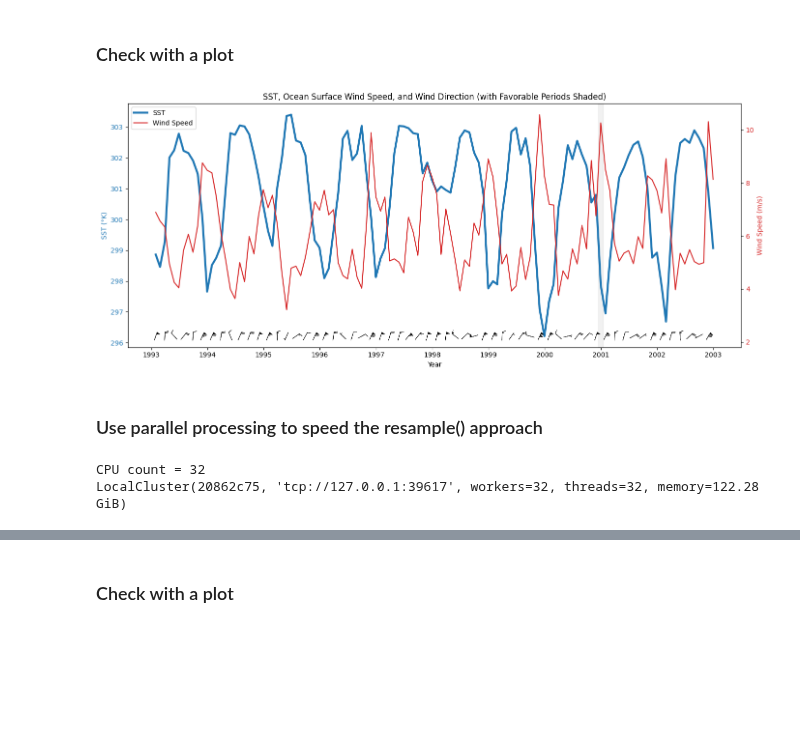
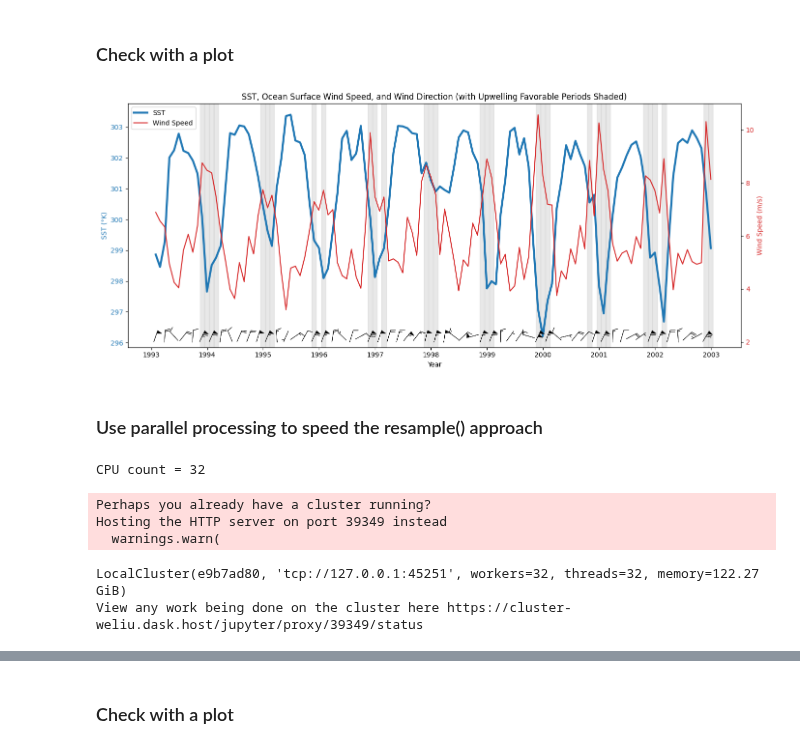
Before and after one commit to edshred2000/virtualizarr, a Jupyter notebook: GulfofTehuantepec_SST+Wind.ipynb, the cells around one changed output, grey strips where cells are left out. Drawn from its saved outputs; the diff is of its cells as text; code cells hidden in the pictures; blank space fills up the shorter version.

Commit message:
Add files via upload
Added wind barbs and shading for upwelling favorable periods.  Tested locally and EC2

```diff
--- a/GulfofTehuantepec_SST+Wind.ipynb
+++ b/GulfofTehuantepec_SST+Wind.ipynb
@@ -97,10 +104,7 @@ def opends_withref(ref, fs_data):
 ### OSTIA Daily Sea Surface Temperature (OSTIA-UKMO-L4-GLOB-REP-v2.0)
 # %%
 %%time
-
 # Open the OSTIA Reprocessed SST reference file (OSTIA-UKMO-L4-GLOB-REP-v2.0)
-#sst_ds = opends_withref('https://archive.podaac.earthdata.nasa.gov/podaac-ops-cumulus-docs/ghrsst/open/docs/OSTIA-UKMO-L4-GLOB-REP-v2.0_combined-ref.json', fs)
-sst_ds = opends_withref('https://archive.podaac.earthdata.nasa.gov/podaac-ops-cumulus-public/virtual_collections/OSTIA-UKMO-L4-GLOB-REP-v2.0/OSTIA-UKMO-L4-GLOB-REP-v2.0_virtual_https.json', fs)
-print(sst_ds)
-sst_ds
+vds_link = 'https://archive.podaac.earthdata.nasa.gov/podaac-ops-cumulus-public/virtual_collections/OSTIA-UKMO-L4-GLOB-REP-v2.0/OSTIA-UKMO-L4-GLOB-REP-v2.0_virtual_https.json'
+vds_mapper = get_vds_mapper(vds_link, in_cloud_region=False)
 # %% [output]
@@ -210,0 +113,9 @@ grid
+# %%
+%%time
+
+## No modification needed. Read as xarray dataset.
+sst_ds = xr.open_dataset(
+    vds_mapper, engine="zarr", chunks={},
+    backend_kwargs={"consolidated": False}
+)
+sst_ds
@@ -214,8 +218,12 @@ grid
 %%time
 
 # Open the CCMP Winds reference file (CCMP_WINDS_10M6HR_L4_V3.1)
-wind_ds = opends_withref('https://archive.podaac.earthdata.nasa.gov/podaac-ops-cumulus-public/virtual_collections/CCMP_WINDS_10M6HR_L4_V3.1/CCMP_WINDS_10M6HR_L4_V3.1_virtual_https.json', fs)
+vds_link = 'https://archive.podaac.earthdata.nasa.gov/podaac-ops-cumulus-public/virtual_collections/CCMP_WINDS_10M6HR_L4_V3.1/CCMP_WINDS_10M6HR_L4_V3.1_virtual_https.json'
+vds_mapper = get_vds_mapper(vds_link, in_cloud_region=False)
 
-print(wind_ds)
-#wind_ds
+wind_ds = xr.open_dataset(
+    vds_mapper, engine="zarr", chunks={},
+    backend_kwargs={"consolidated": False}
+)
+wind_ds
 # %% [output]
@@ -438,3 +523,7 @@ Wall time: 9min 30s
+# %%
+# Identify favorable wind direction times (0–120 degrees) and speeds of at least 7 m/s
+favorable_mask = (wind_dir_resample >= 0 ) & (wind_dir_resample <= 120) & (wind_speed_resample >= 7)
+favorable_times = wind_dir_resample.time[favorable_mask]
 # %% [markdown]
 ### Check with a plot
 # %%
@@ -454,39 +543,40 @@ ax2.set_ylabel('Wind Speed (m/s)', color=color)
 ax2.plot(wind_speed_resample['time'], wind_speed_resample, color=color, label='Wind Speed')
 ax2.tick_params(axis='y', labelcolor=color)
 
+
 # Add vertical shaded regions for favorable wind direction periods
 for ft in favorable_times.values:
     ax1.axvspan(ft - np.timedelta64(15, 'D'), ft + np.timedelta64(15, 'D'),
-                color='lightgray', alpha=0.3)
+                color='lightgray', alpha=0.5)
 
 # Add wind barbs in lower panel (directional vectors)
 # Normalize u and v components for visual length
 barb_skip = 2  # Plot every nth point to reduce clutter if needed
 barb_scale = 30  # Adjust scale for clarity
 
 # Only plot barbs every few months
 barb_time = u_resample.time.values[::barb_skip]
 u_plot = u_resample.values[::barb_skip]
 v_plot = v_resample.values[::barb_skip]
 
 # Set position for barbs slightly below wind speed line
 barb_y = np.full_like(u_plot, wind_speed_resample.min().item() - 1)
 
 # Barbs on ax2 (wind axis)
 ax2.barbs(barb_time, barb_y, u_plot, v_plot,
-          length=5, pivot='middle', barb_increments=dict(half=1, full=2, flag=5),
+          length=6, pivot='middle', barb_increments=dict(half=1, full=2, flag=5),
           color='k', linewidth=0.5)
 
 # Add legend
 lines_1, labels_1 = ax1.get_legend_handles_labels()
 lines_2, labels_2 = ax2.get_legend_handles_labels()
 ax2.legend(lines_1 + lines_2, labels_1 + labels_2, loc='upper left')
 
-plt.title("SST, Ocean Surface Wind Speed, and Wind Direction (with Favorable Periods Shaded)")
+plt.title("SST, Ocean Surface Wind Speed, and Wind Direction (with Upwelling Favorable Periods Shaded)")
 fig.tight_layout()
 plt.show()
 # %% [output]
-[figure, old version]
+[figure, new version]
 # %% [markdown]
 ### Use parallel processing to speed the resample() approach
 # %%
@@ -498,10 +588,14 @@ print("CPU count =", multiprocessing.cpu_count())
 # Start up cluster and print some information about it:
 client = Client(n_workers=32, threads_per_worker=1)
 print(client.cluster)
-#print("View any work being done on the cluster here", client.dashboard_link)
+print("View any work being done on the cluster here", client.dashboard_link)
 # %% [output]
 CPU count = 32
-LocalCluster(20862c75, 'tcp://127.0.0.1:39617', workers=32, threads=32, memory=122.28 GiB)
+Perhaps you already have a cluster running?
+Hosting the HTTP server on port 39349 instead
+  warnings.warn(
+LocalCluster(e9b7ad80, 'tcp://127.0.0.1:45251', workers=32, threads=32, memory=122.27 GiB)
+View any work being done on the cluster here https://cluster-weliu.dask.host/jupyter/proxy/39349/status
 # %%
 %%time
 
```
Also changed, not shown: parts of 19 cells of this notebook.
